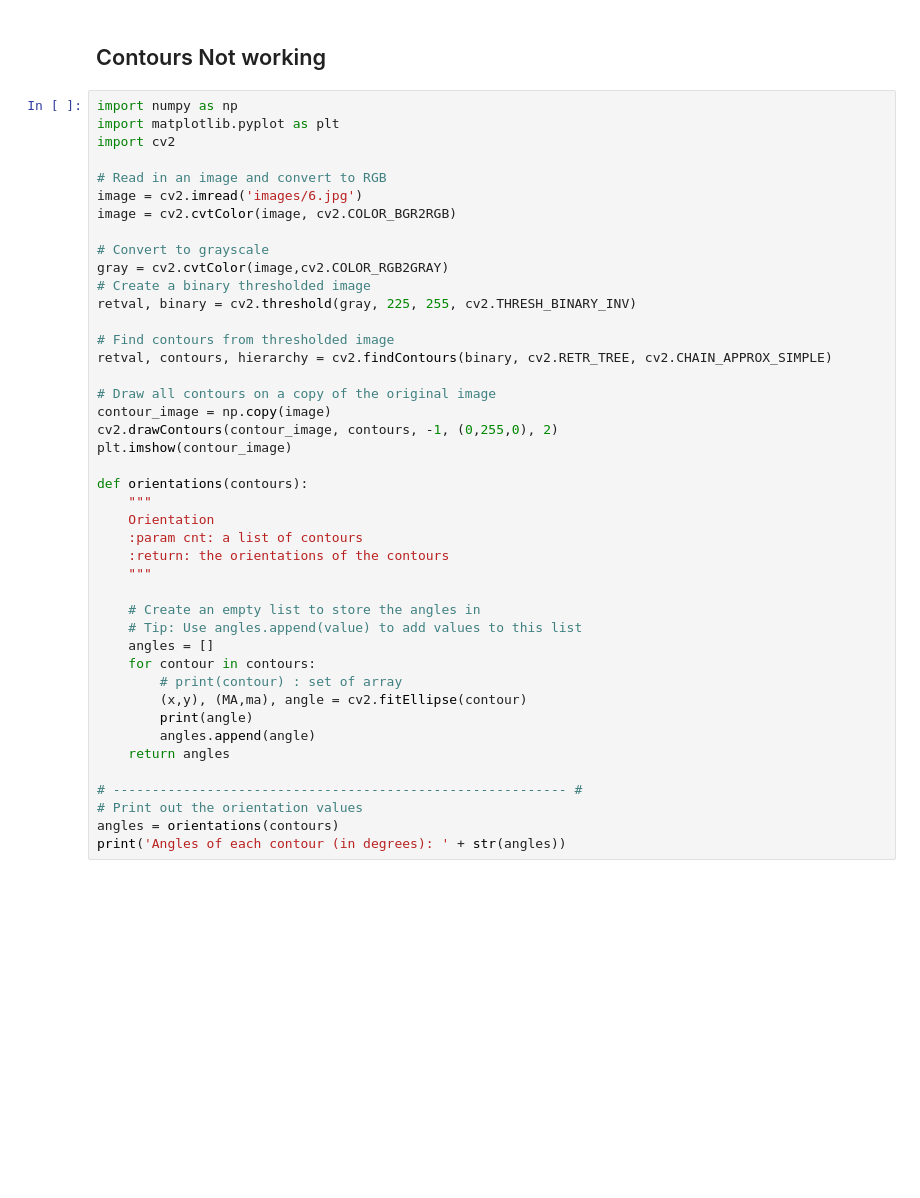
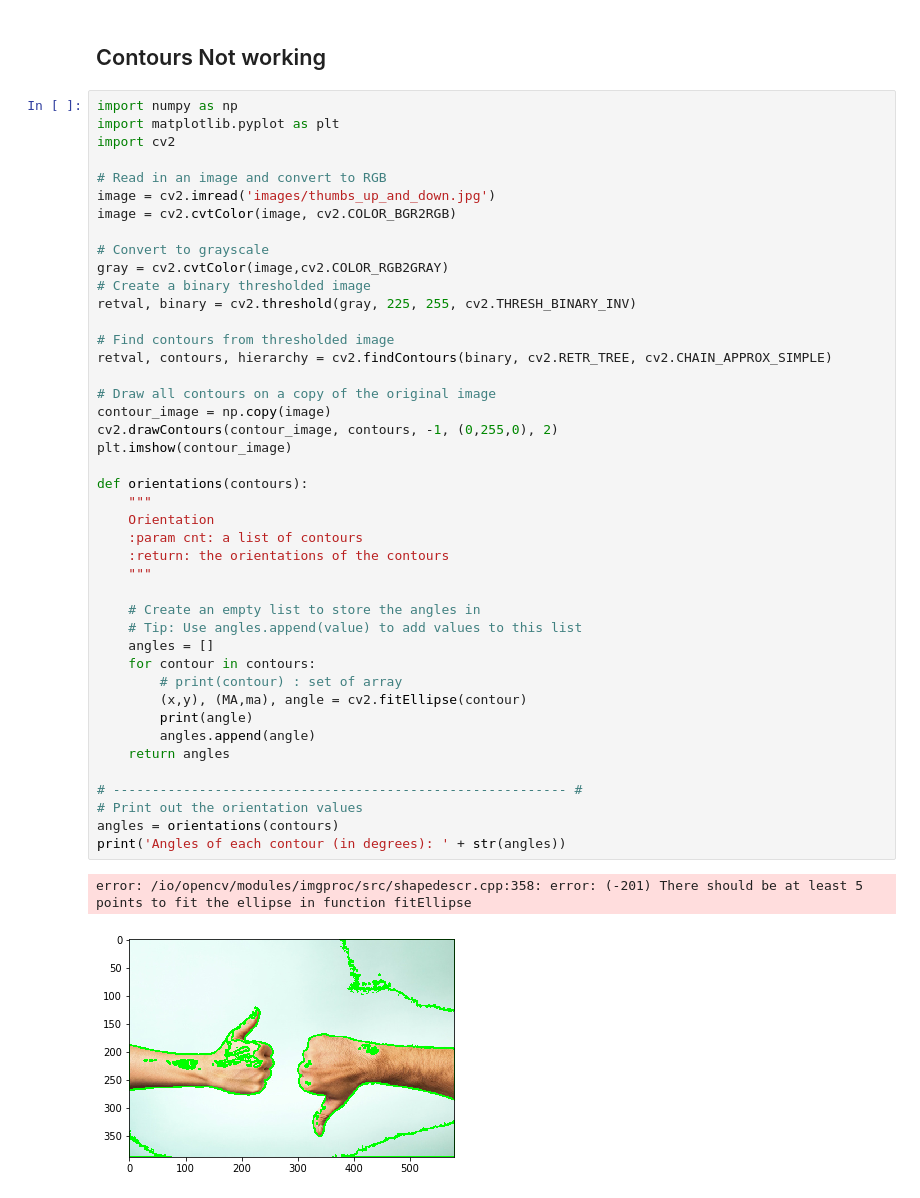
Before and after one commit to jbaek7023/opencv2-image-analysis, a Jupyter notebook: Image Contours.ipynb, the cells around one changed output. Saved outputs shown, nothing was run; the diff lists cells and outputs as text; blank space fills up the shorter version.

```diff
--- a/Image Contours.ipynb
+++ b/Image Contours.ipynb
@@ -109,7 +109,7 @@ import matplotlib.pyplot as plt
 import cv2
 
 # Read in an image and convert to RGB
-image = cv2.imread('images/6.jpg')
+image = cv2.imread('images/thumbs_up_and_down.jpg')
 image = cv2.cvtColor(image, cv2.COLOR_BGR2RGB)
 
 # Convert to grayscale
@@ -119,30 +119,33 @@ retval, binary = cv2.threshold(gray, 225, 255, cv2.THRESH_BINARY_INV)
 
 # Find contours from thresholded image
 retval, contours, hierarchy = cv2.findContours(binary, cv2.RETR_TREE, cv2.CHAIN_APPROX_SIMPLE)
 
 # Draw all contours on a copy of the original image
 contour_image = np.copy(image)
 cv2.drawContours(contour_image, contours, -1, (0,255,0), 2)
 plt.imshow(contour_image)
 
 def orientations(contours):
     """
     Orientation
     :param cnt: a list of contours
     :return: the orientations of the contours
     """
 
     # Create an empty list to store the angles in
     # Tip: Use angles.append(value) to add values to this list
     angles = []
     for contour in contours:
         # print(contour) : set of array
         (x,y), (MA,ma), angle = cv2.fitEllipse(contour)
         print(angle)
         angles.append(angle)
     return angles
 
 # ---------------------------------------------------------- #
 # Print out the orientation values
 angles = orientations(contours)
 print('Angles of each contour (in degrees): ' + str(angles))
+# %% [output]
+error: /io/opencv/modules/imgproc/src/shapedescr.cpp:358: error: (-201) There should be at least 5 points to fit the ellipse in function fitEllipse
+[figure, added]
```
